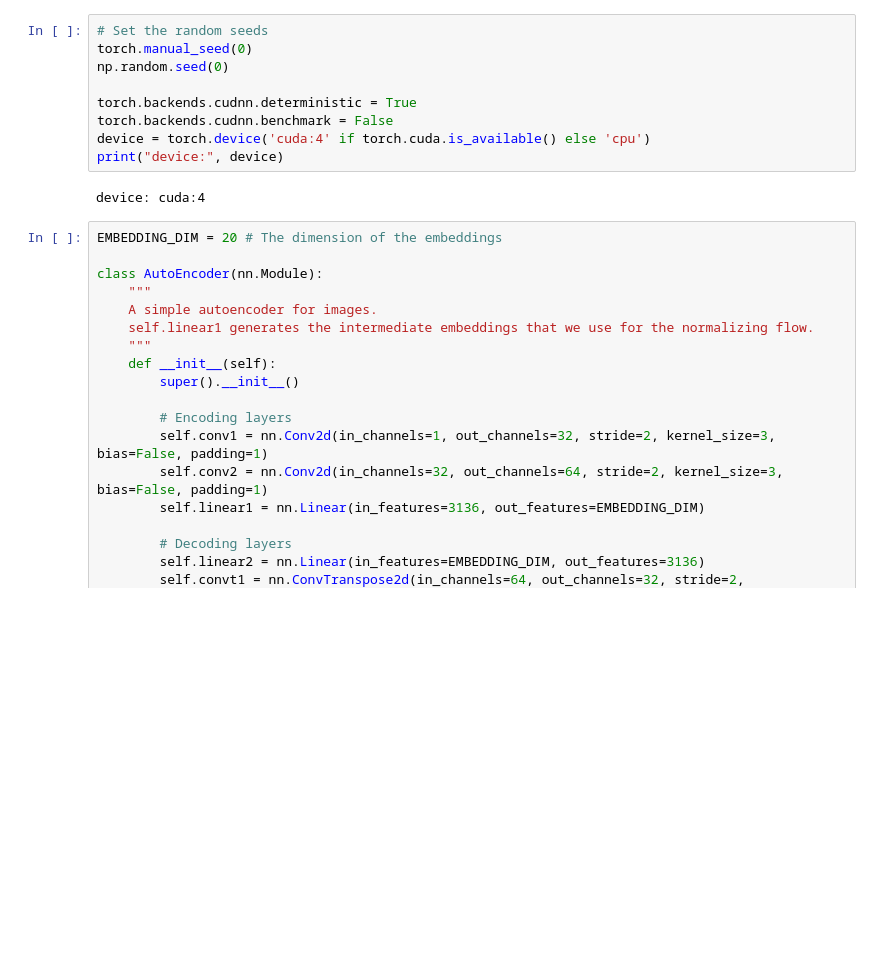
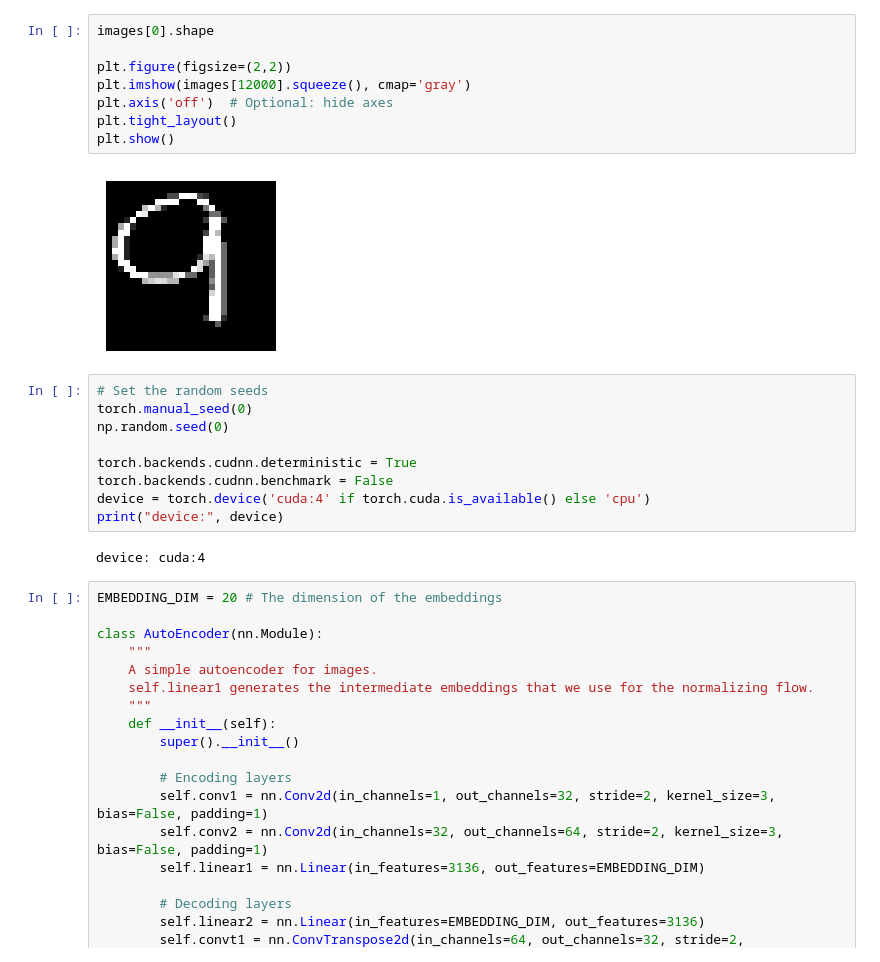
Before and after one commit to Beilong-Tang/ECE689_Advanced_Topics_Deep_Learning, a Jupyter notebook: src/hw1/solution/q_4/q_4.ipynb, the cells around one changed output. Drawn from its saved outputs; the diff is of its cells as text; blank space fills up the shorter version.

```diff
--- a/src/hw1/solution/q_4/q_4.ipynb
+++ b/src/hw1/solution/q_4/q_4.ipynb
@@ -11,3 +54,13 @@ import seaborn as sns
+# %%
+images[0].shape
+
+plt.figure(figsize=(2,2))
+plt.imshow(images[12000].squeeze(), cmap='gray')
+plt.axis('off')  # Optional: hide axes
+plt.tight_layout()
+plt.show()
+# %% [output]
+[figure, added]
 # %%
 # Set the random seeds
 torch.manual_seed(0)
```
Also changed, not shown: parts of 19 cells of this notebook, 3 other files.
